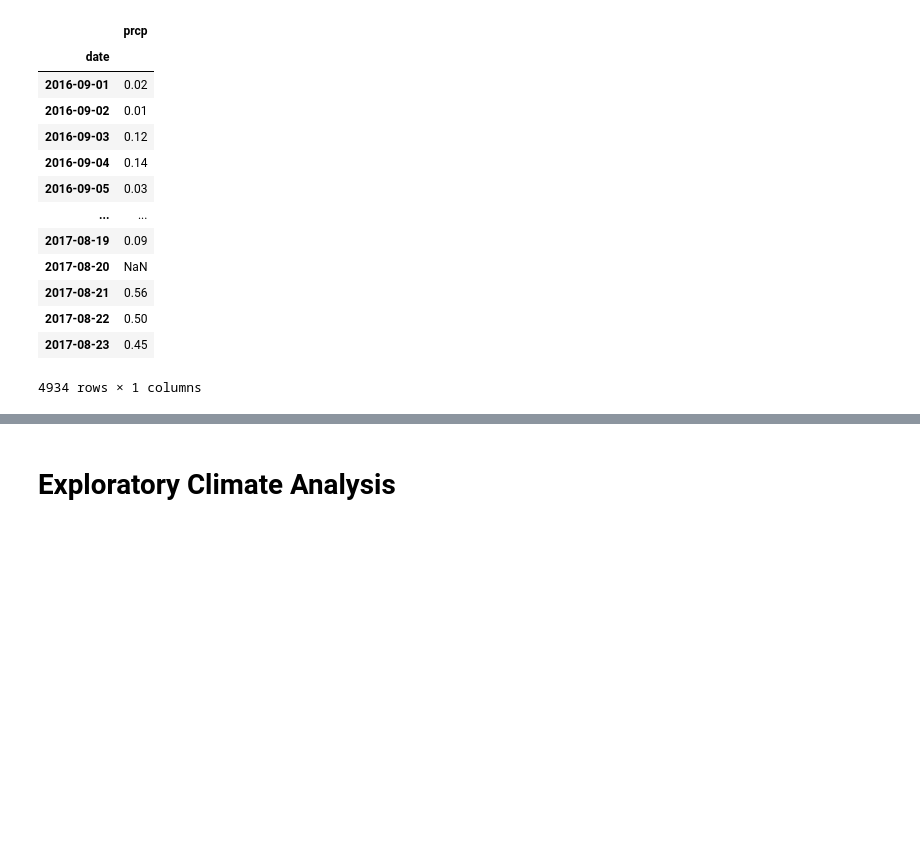
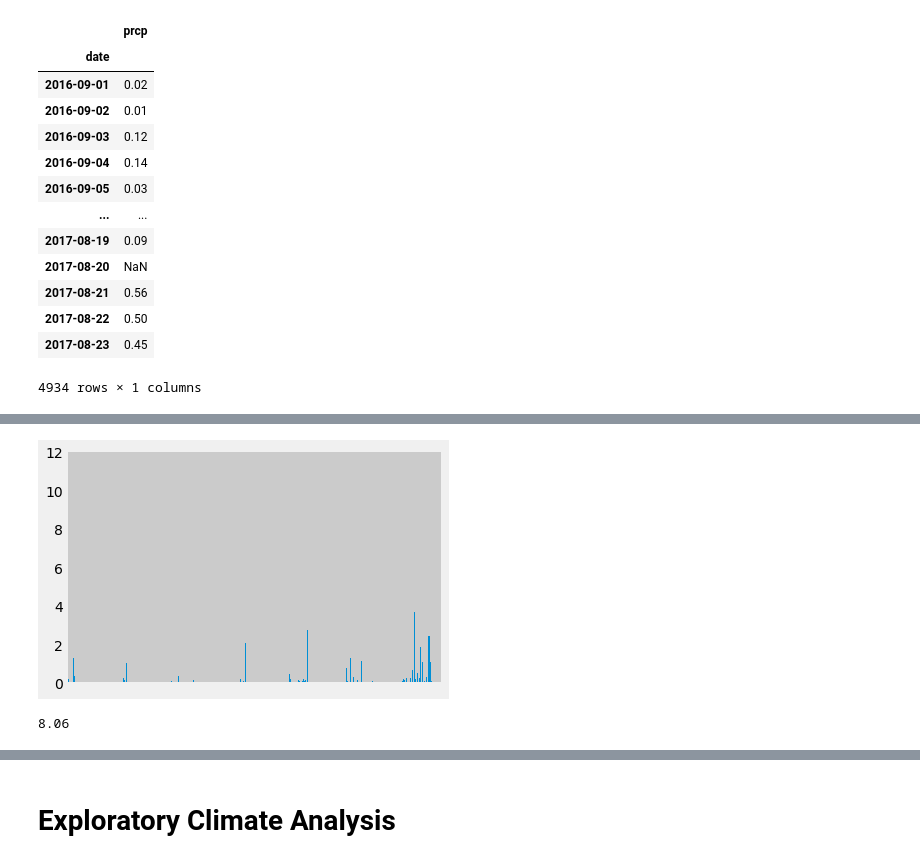
Before and after one commit to anPerger/SQL_alchemy_hw, a Jupyter notebook: climate_starter.ipynb, the cells around one changed output, grey strips where cells are left out. Saved outputs shown, nothing was run; the diff lists cells and outputs as text; code cells hidden in the pictures; blank space fills up the shorter version.

```diff
--- a/climate_starter.ipynb
+++ b/climate_starter.ipynb
@@ -391,4 +397,16 @@ year_prcp.plot(kind='bar')
+# %%
+total_prcp = measurement_station_frame['prcp']
+subplot = total_prcp.plot(kind='bar')
+ax = subplot.axes
+#ax.set_xticks([])       # Alternatively, you can manually adjust the ticks
+ax.set_xticklabels([])   # or their labels
+f = ax.get_figure()
+f.show()
+# %% [output]
+[figure, added]
 # %%
 # reflect an existing database into a new model
-
+last_year['prcp'].max()
 # reflect the tables
+# %% [output]
+8.06
```
Also changed, not shown: parts of 5 cells of this notebook, 1 other file.
